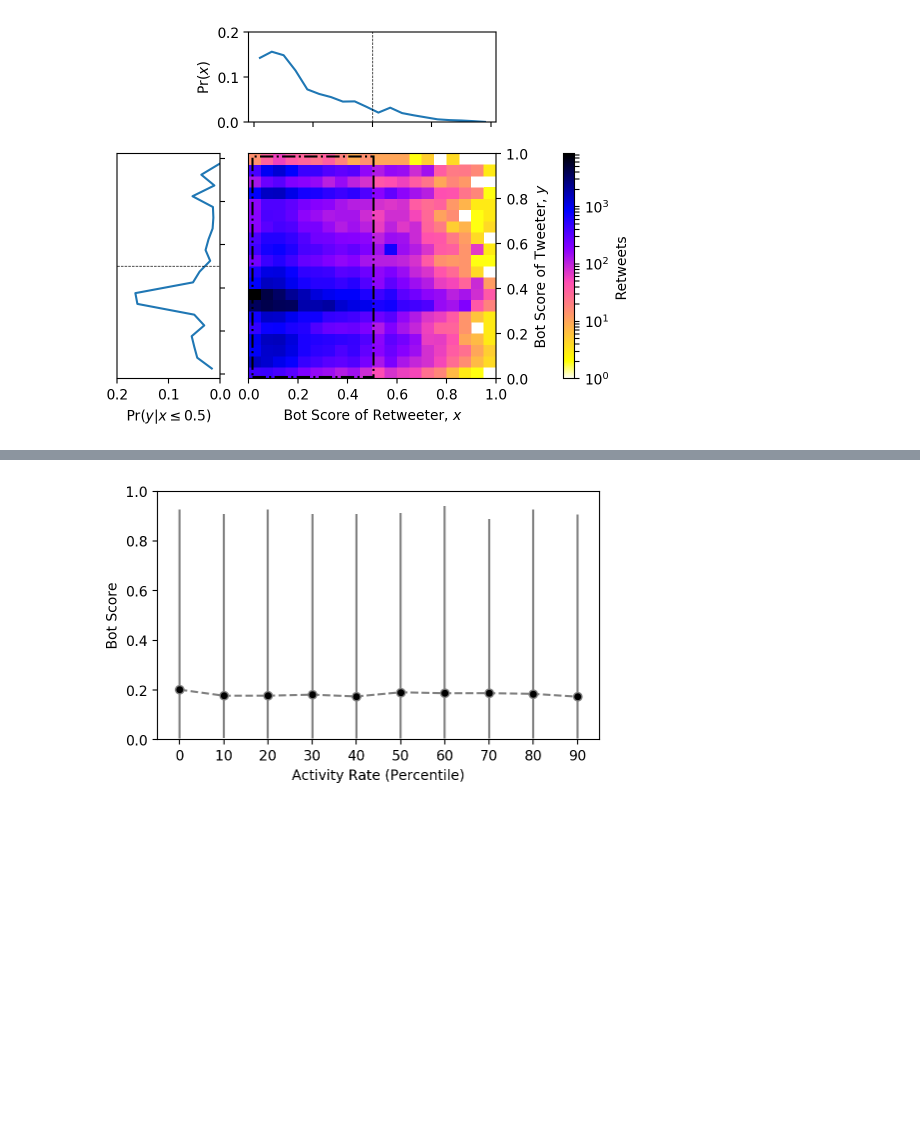
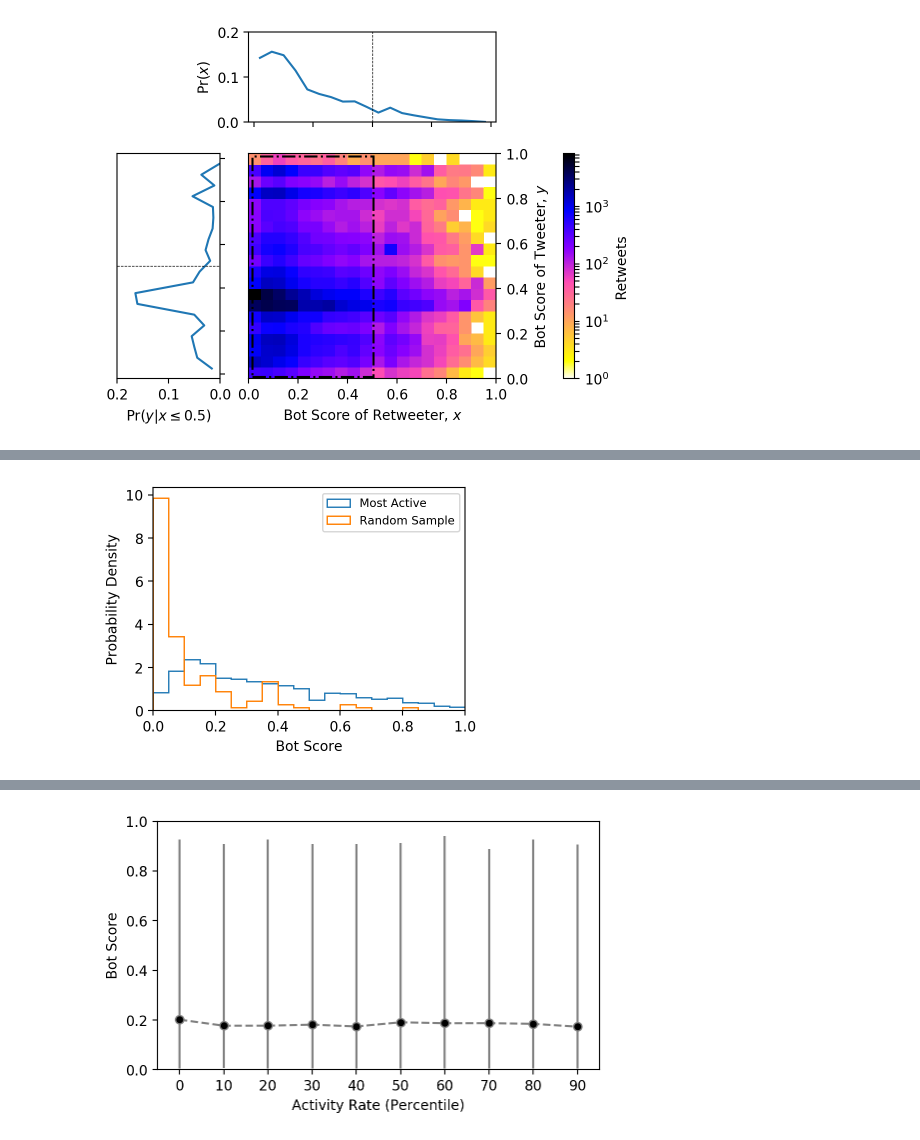
Before and after one commit to osome-iu/HoaxyBots, a Jupyter notebook: HoaxyBotsReproduction.ipynb, the cells around one changed output, grey strips where cells are left out. Saved outputs shown, nothing was run; the diff lists cells and outputs as text; code cells hidden in the pictures; blank space fills up the shorter version.

```diff
--- a/HoaxyBotsReproduction.ipynb
+++ b/HoaxyBotsReproduction.ipynb
@@ -1681,0 +1711,77 @@ plot_bots_retweeter_and_tweeter(exclude_account=True)
+# %%
+fn1 = join(DATA_DIR, 'S10_top1000_users.lc.csv')
+fn2 = join(DATA_DIR, 'S10_rand1000_users.lc.csv')
+fn3 = join(DATA_DIR, 'sub_user_bot_score.calibrated.csv')
+fn4 = join(DATA_DIR, 'S11_first_hour_tweets_for_top1000_articles.lc.csv')
+nbins=20
+normed=True
+
+df1 = pd.read_csv(fn1)
+df2 = pd.read_csv(fn2)
+df3 = pd.read_csv(fn3, usecols=['user_raw_id', 'bot_score'])
+df3 = df3.loc[df3.bot_score.notnull()]
+df4 = pd.read_csv(fn4, usecols=['user_raw_id', 'site_id'])
+# exclude Breitbart.com
+df4 = df4.loc[df4.site_id != 95]
+non_breit_u = set(df4.user_raw_id.values)
+
+df1 = df3.loc[df3.user_raw_id.isin(df1.user_raw_id.values)]
+df2 = df3.loc[df3.user_raw_id.isin(df2.user_raw_id.values)]
+df1 = df1.loc[df1.user_raw_id.isin(non_breit_u)]
+df2 = df2.loc[df2.user_raw_id.isin(non_breit_u)]
+a1 = df1.bot_score.values
+a2 = df2.bot_score.values
+
+mu1 = np.mean(a1)
+sigma1 = np.std(a1, ddof=1)
+mu2 = np.mean(a2)
+sigma2 = np.std(a2, ddof=1)
+logger.info('Number of Non-nan values: len(top)=%s, len(rand)=%s',
+            len(a1), len(a2))
+logger.info('Ratio of >0.5: r(top)=%s, r(rand)=%s',
+            (a1 > 0.5).sum() / float(len(a1)),
+            (a2 > 0.5).sum() / float(len(a2)))
+logger.info('mu1=%s, mu2=%s', mu1, mu2)
+logger.info('sigma1=%s, sigma2=%s', sigma1, sigma2)
+logger.info('Welch\'s t-test: %s',
+            ttest_ind(a1, a2, equal_var=False))
+logger.info('Kolmogorov-Smirnov test: %s', ks_2samp(a1, a2))
+logger.info('Mann Whitney U test: %s',
+            mannwhitneyu(a1, a2))
+fig, ax = plt.subplots(figsize=FIGSIZE)
+bins = np.linspace(0, 1, nbins + 1)
+if normed is False:
+    w1 = np.ones_like(a1) / len(a1)
+    w2 = np.ones_like(a2) / len(a2)
+else:
+    w1 = None
+    w2 = None
+ax.set_xlim([0, 1])
+ax.hist(
+    a1,
+    bins,
+    weights=w1,
+    normed=normed,
+    alpha=1,
+    label='Most Active',
+    histtype='step',
+    color=C1)
+ax.hist(
+    a2,
+    bins,
+    weights=w2,
+    normed=normed,
+    alpha=1,
+    label='Random Sample',
+    histtype='step',
+    color=C2)
+plt.legend(loc='upper right', fontsize='small')
+ax.set_xlabel('Bot Score')
+if normed is True:
+    ax.set_ylabel('Probability Density')
+else:
+    ax.set_ylabel('$proportion$')
+plt.tight_layout()
+plt.show()
+# %% [output]
+[figure, added]
```
Also changed, not shown: parts of 16 cells of this notebook.
